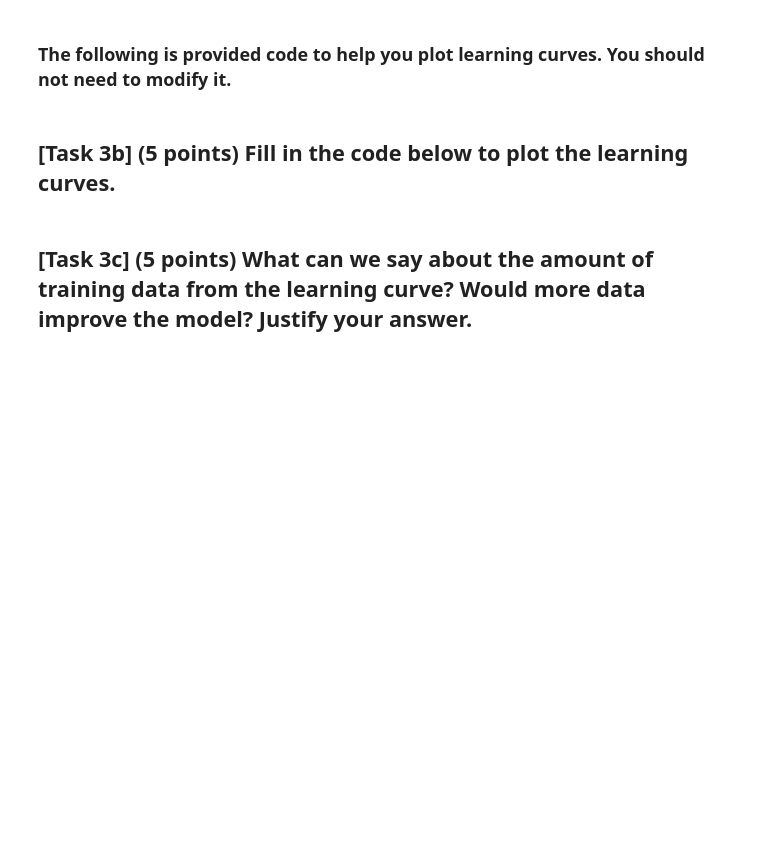
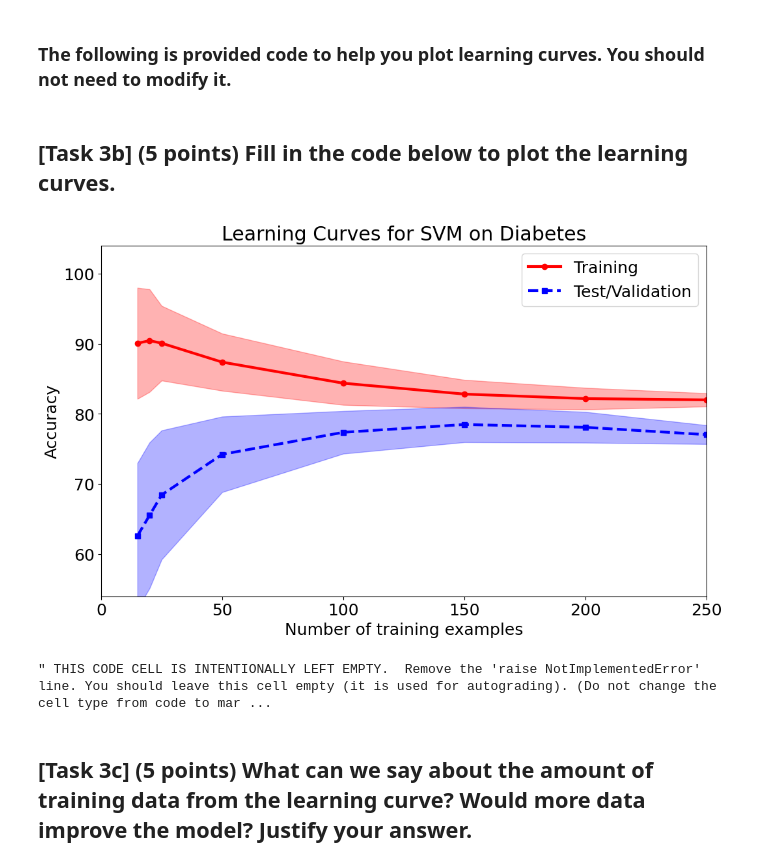
Before and after one commit to hansikaweerasena/MLE, a Jupyter notebook: hw1.ipynb, the cells around one changed output. Drawn from its saved outputs; the diff is of its cells as text; code cells hidden in the pictures; blank space fills up the shorter version.

```diff
--- a/hw1.ipynb
+++ b/hw1.ipynb
@@ -308,7 +308,8 @@ from sklearn.metrics import accuracy_score
 """
 def model_acc(model, x, y):
     # YOUR CODE HERE
-    raise NotImplementedError()
+    predictions = model.predict(x)
+    return accuracy_score(y, predictions)
 
 """Fill in the code for 'train_and_eval_acc' so the function computes and return the train accuracy ('tr_acc') and the eval accuracy ('eval_acc'). Your code should use 'model_acc'.
 """
@@ -316,7 +317,8 @@ def train_and_eval_acc(model_instance, tr_x, tr_y, eval_x, eval_y):
     model = model_instance.fit(tr_x, tr_y) # trains the model
 
     # YOUR CODE HERE
-    raise NotImplementedError()
+    tr_acc = model_acc(model, tr_x, tr_y)
+    eval_acc = model_acc(model, eval_x, eval_y)
 
     return tr_acc, eval_acc
 # %%
@@ -362,33 +364,37 @@ def plot_learning_curves(train_szs, accs, model_name):
 # %%
 """Fill in the code for 'get_learning_curve_acc' so the function trains and evaluate a SVC model (default parameters but set the seed) on 'tr_x/y'
 and 'eval_x_/y_' using 'train_and_eval_acc' in each iteration of the loop.
 """
 def get_learning_curve_acc(tr_sizes, train_x_, train_y_, eval_x_, eval_y_):
     pi = np.random.permutation(train_x.shape[0])
     shuf_tr_x = train_x_[pi]
     shuf_tr_y = train_y_[pi]
     lc_arr = np.zeros((tr_sizes.shape[0],2))
 
     for i, tr_sz in enumerate(tr_sizes):
         tr_x = shuf_tr_x[0:tr_sz]
         tr_y = shuf_tr_y[0:tr_sz]
         # YOUR CODE HERE
-        raise NotImplementedError()
+        model = SVC(random_state=seed)
+        tr_acc, val_acc = train_and_eval_acc(model, tr_x, tr_y, eval_x_, eval_y_)
+
         lc_arr[i,:] = [tr_acc, val_acc]
 
     return lc_arr
 
 
 # the following will compute and plot the learning curves.
 tr_sizes = np.array([15, 20, 25, 50, 100, 150, 200, 250,])
 num_samples = 100
 lc_arrs = None
 
 for i in range(0, num_samples):
     lc_arr = get_learning_curve_acc(tr_sizes, train_x, train_y, val_x, val_y)
     lc_arrs = lc_arr[np.newaxis,:] if lc_arrs is None else np.r_[lc_arrs, lc_arr[np.newaxis,:]]
 
 plot_learning_curves(tr_sizes, lc_arrs, 'SVM on Diabetes')
+# %% [output]
+[figure, added]
 # %%
 """ [ASSERTS] Check task 3b. """
 
@@ -397,7 +403,8 @@ assert var_exists('lc_arrs') and lc_arrs.shape == (100, tr_sizes.shape[0], 2)
 """ THIS CODE CELL IS INTENTIONALLY LEFT EMPTY.  Remove the 'raise NotImplementedError' line. You should leave this cell empty (it is used for autograding). (Do not change the cell type from code to markdown.)"""
 # THIS CODE CELL IS INTENTIONALLY LEFT EMPTY --- DO NOT MODIFY THIS CELL
 # YOUR CODE HERE
-raise NotImplementedError()
+# %% [output]
+" THIS CODE CELL IS INTENTIONALLY LEFT EMPTY.  Remove the 'raise NotImplementedError' line. You should leave this cell empty (it is used for autograding). (Do not change the cell type from code to mar ...
 # %% [markdown]
 ## [Task 3c] (5 points) What can we say about the amount of training data from the learning curve? Would more data improve the model? Justify your answer.
 # %%
```
Also changed, not shown: parts of 1 cell of this notebook.
